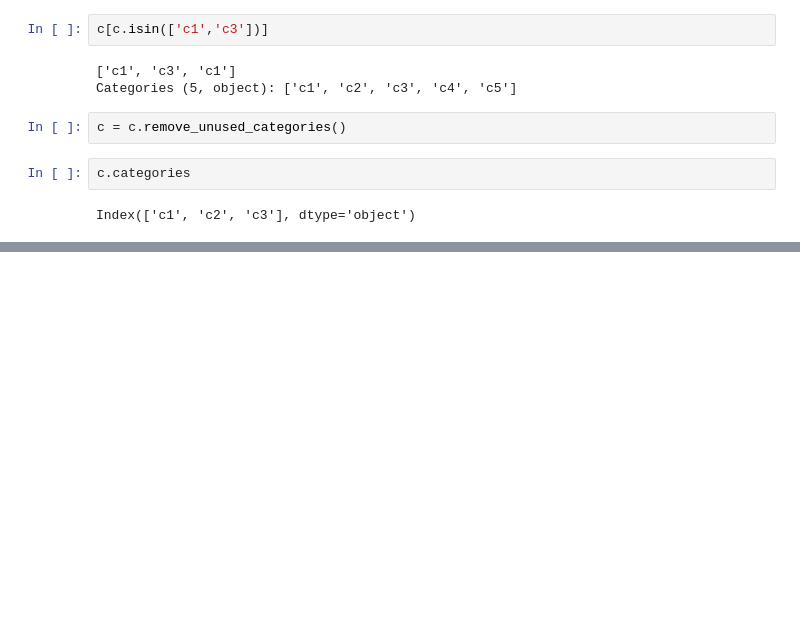
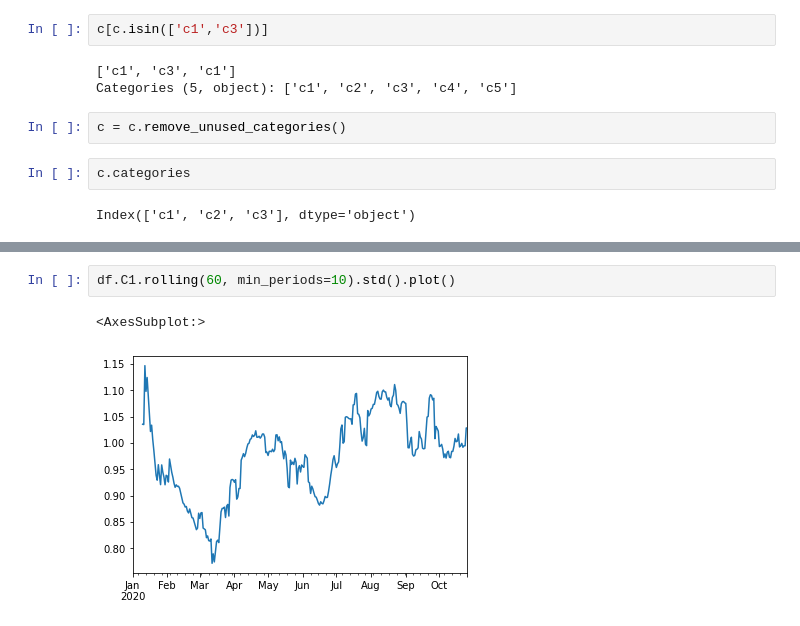
Before and after one commit to unknown-jun/Pandas, a Jupyter notebook: Pandas_Lecture.ipynb, the cells around one changed output, grey strips where cells are left out. Saved outputs shown, nothing was run; the diff lists cells and outputs as text; blank space fills up the shorter version.

```diff
--- a/Pandas_Lecture.ipynb
+++ b/Pandas_Lecture.ipynb
@@ -3107,0 +4498,5 @@ Index(['c1', 'c2', 'c3'], dtype='object')
+# %%
+df.C1.rolling(60, min_periods=10).std().plot()
+# %% [output]
+<AxesSubplot:>
+[figure, added]
```
Also changed, not shown: parts of 335 cells of this notebook.
